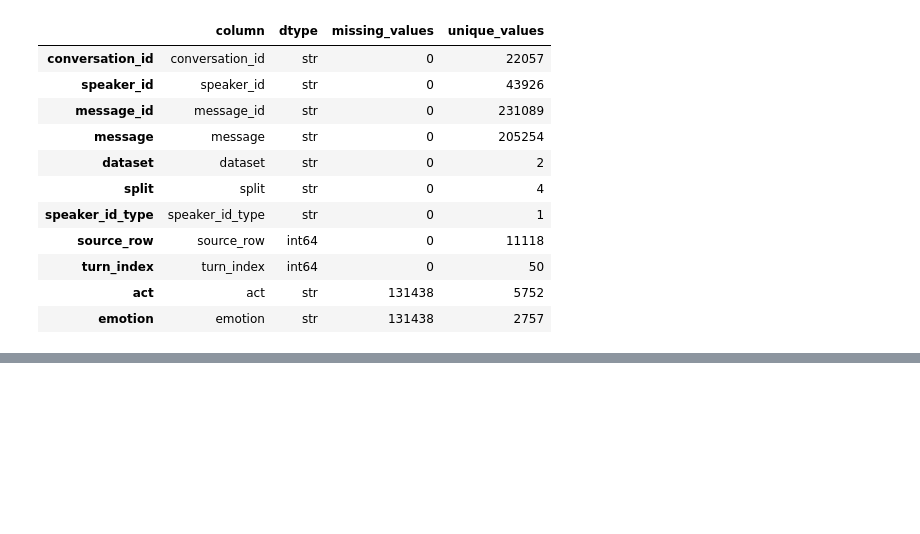
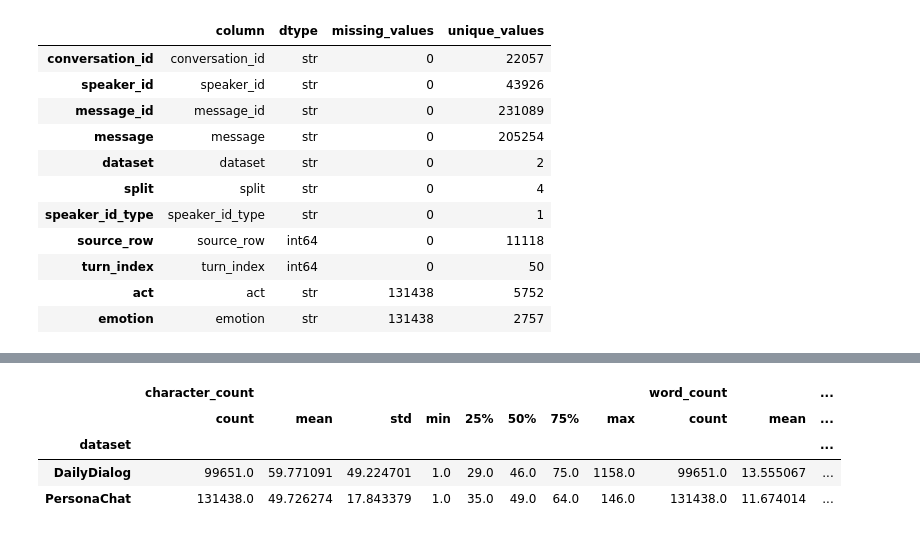
Before and after one commit to arnavbhanage/PickyTalker, a Jupyter notebook: notebooks/01_dataset_exploration.ipynb, the cells around one changed output, grey strips where cells are left out. Saved outputs shown, nothing was run; the diff lists cells and outputs as text; code cells hidden in the pictures; blank space fills up the shorter version.

```diff
--- a/notebooks/01_dataset_exploration.ipynb
+++ b/notebooks/01_dataset_exploration.ipynb
@@ -79,0 +162,8 @@ memory usage: 19.4 MB
+# %%
+df.groupby("dataset")[["character_count", "word_count"]].describe()
+# %% [output]
+|  | character_count |  |  |  |  |  |  |  | word_count |  | ... |
+|  | count | mean | std | min | 25% | 50% | 75% | max | count | mean | ... |
+| dataset |  |  |  |  |  |  |  |  |  |  | ... |
+| DailyDialog | 99651.0 | 59.771091 | 49.224701 | 1.0 | 29.0 | 46.0 | 75.0 | 1158.0 | 99651.0 | 13.555067 | ... |
+| PersonaChat | 131438.0 | 49.726274 | 17.843379 | 1.0 | 35.0 | 49.0 | 64.0 | 146.0 | 131438.0 | 11.674014 | ... |
```
Also changed, not shown: parts of 6 cells of this notebook.
